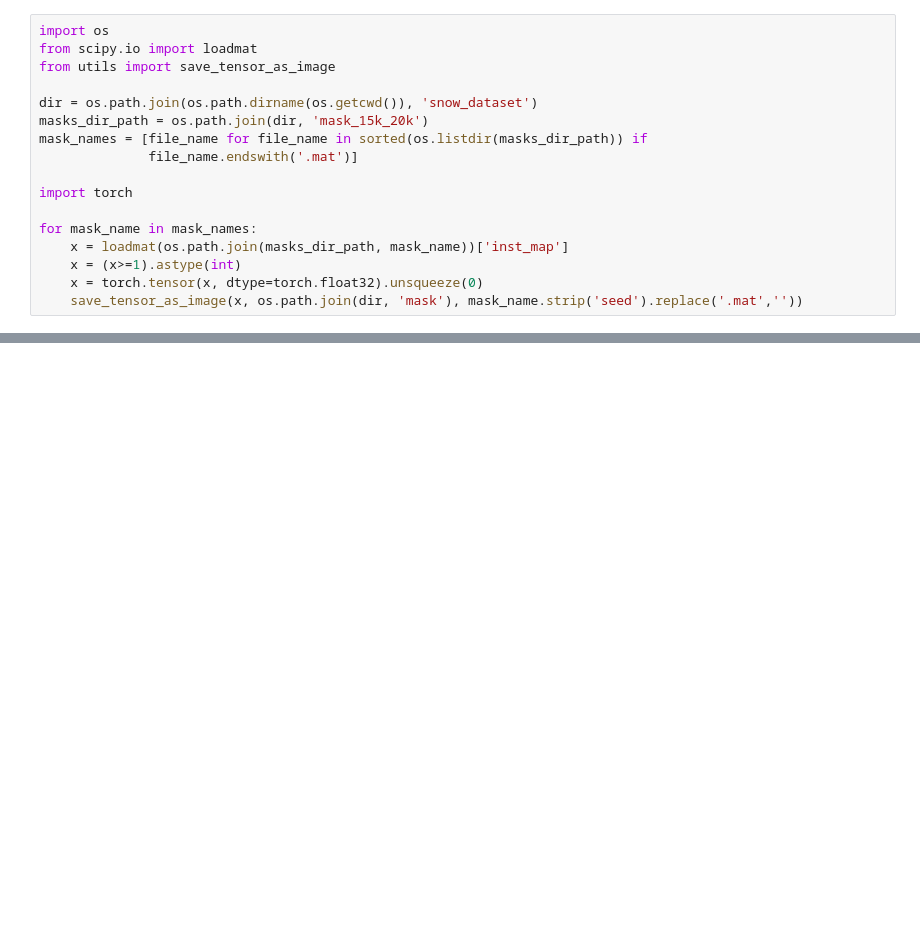
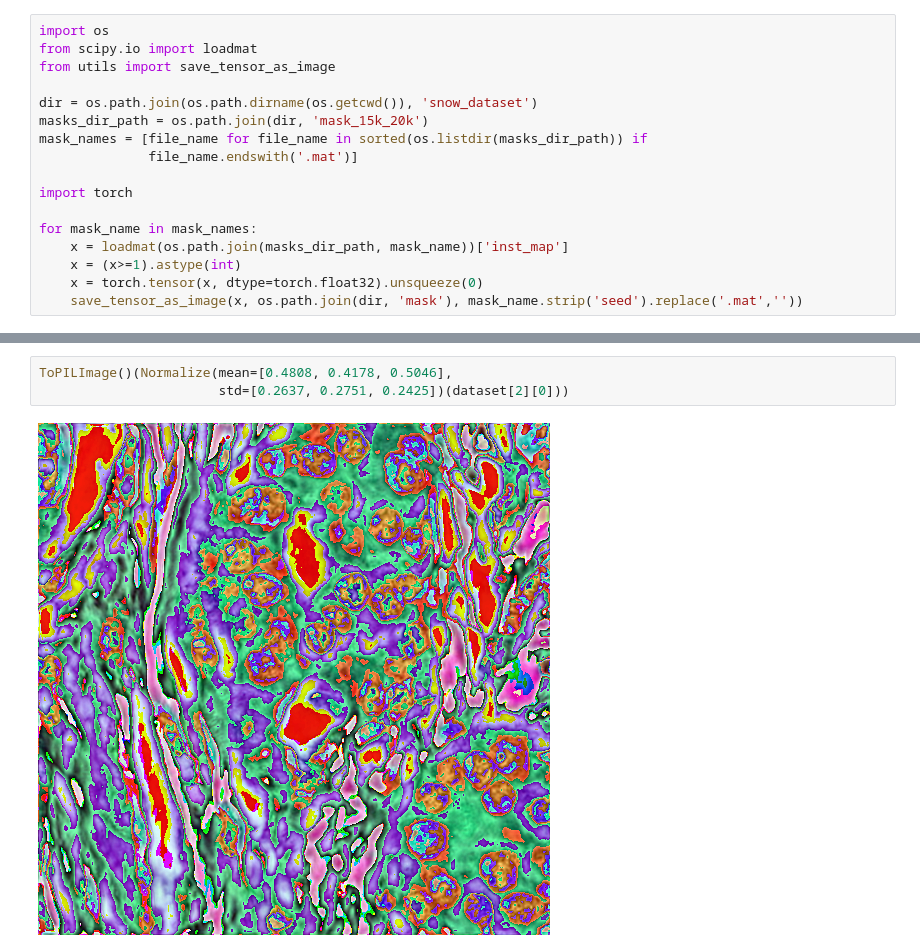
Before and after one commit to sccthomas/ECM3401_Individual_Project, a Jupyter notebook: sandbox.ipynb, the cells around one changed output, grey strips where cells are left out. Cells and saved outputs as stored; diff of their text form; blank space fills up the shorter version.

```diff
--- a/sandbox.ipynb
+++ b/sandbox.ipynb
@@ -30,0 +34,5 @@ ToPILImage()(mask)
+# %%
+ToPILImage()(Normalize(mean=[0.4808, 0.4178, 0.5046],
+                       std=[0.2637, 0.2751, 0.2425])(dataset[2][0]))
+# %% [output]
+[figure, added]
```
Also changed, not shown: parts of 7 cells of this notebook, 15 other files.
